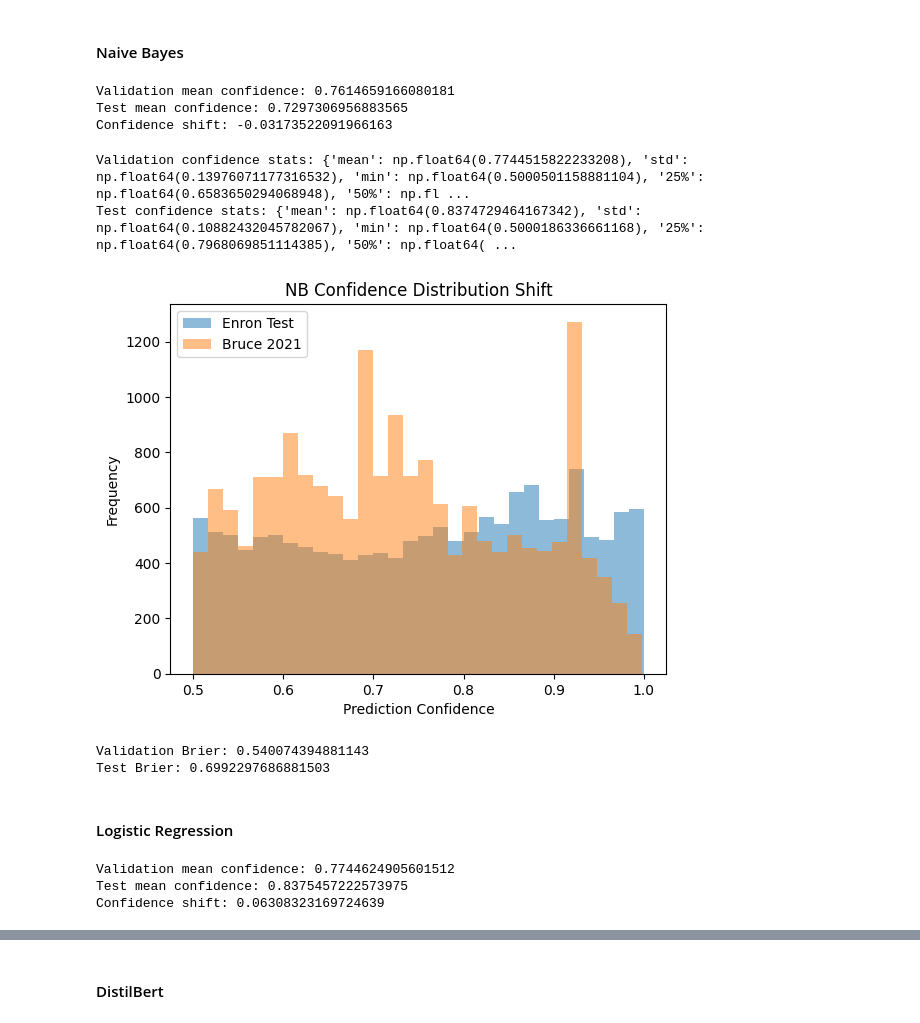
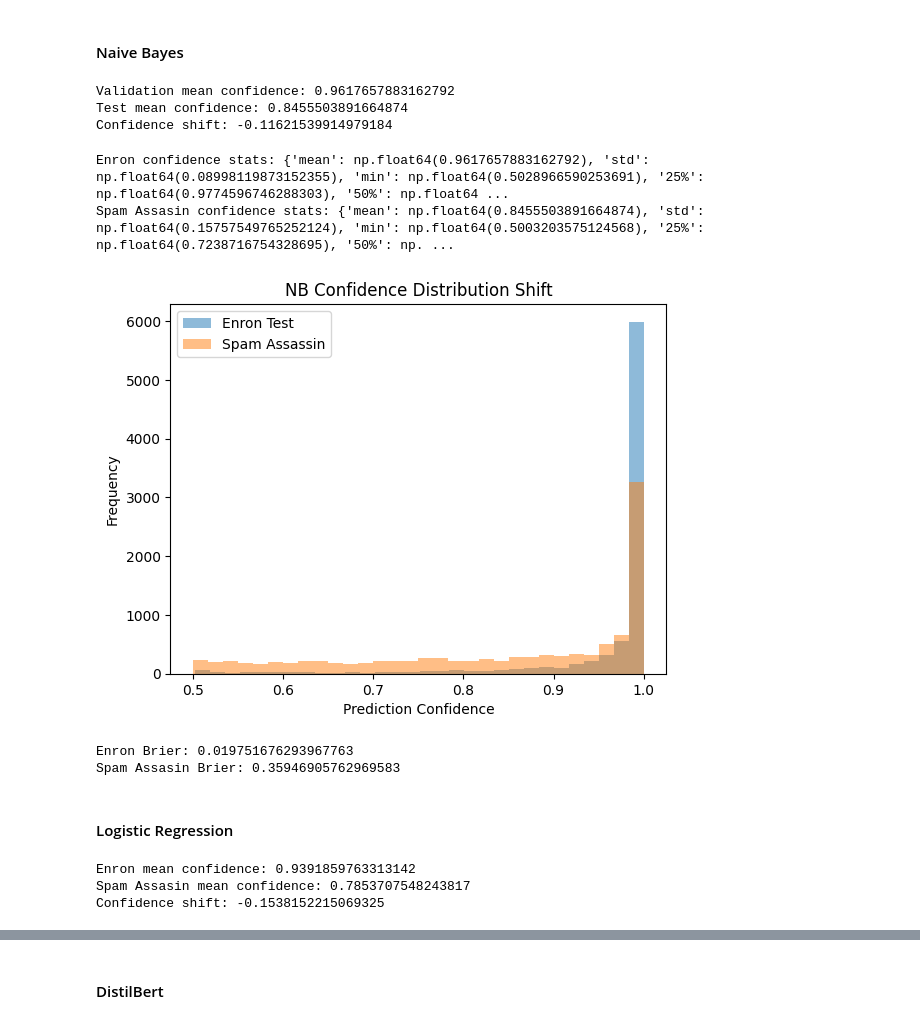
Before and after one commit to phomann13/Spam-Filter-Research, a Jupyter notebook: notebooks/Spam_Research.ipynb, the cells around one changed output, grey strips where cells are left out. Cells and saved outputs as stored; diff of their text form; code cells hidden in the pictures.

```diff
--- a/notebooks/Spam_Research.ipynb
+++ b/notebooks/Spam_Research.ipynb
@@ -319,0 +364,10 @@ Accuracy: 0.45562681576495095
+# %%
+# Load SpamAssassin OOD set
+sa_df = pd.read_csv('spamassassin_corpus.csv')
+sa_df["clean_text"] = sa_df["message"].apply(preprocess_text)
+X_ood = sa_df["clean_text"]
+y_ood = sa_df["label"]
+
+nb_ood_pred  = nb_model.predict(X_ood)
+nb_ood_proba = nb_model.predict_proba(X_ood)[:, 1]
+full_report(y_ood, nb_ood_pred, nb_ood_proba, "Naive Bayes (OOD — SpamAssassin)")
@@ -866,20 +1301,20 @@ LR Δ: 0.238
 #### Naive Bayes
 # %%
 # Validation predictions
-nb_val_proba = nb_model.predict_proba(X_test)
-nb_val_conf = nb_val_proba.max(axis=1)
+nb_enron_proba = nb_model.predict_proba(X_test)
+nb_enron_conf = nb_enron_proba.max(axis=1)
 
 # Test predictions
-nb_test_proba = nb_model.predict_proba(spam_text)
-nb_test_conf = nb_test_proba.max(axis=1)
+nb_ood_proba = nb_model.predict_proba(X_ood)
+nb_ood_conf = nb_ood_proba.max(axis=1)
 
-print("Validation mean confidence:", nb_val_conf.mean())
-print("Test mean confidence:", nb_test_conf.mean())
-print("Confidence shift:", nb_test_conf.mean() - nb_val_conf.mean())
+print("Validation mean confidence:", nb_enron_conf.mean())
+print("Test mean confidence:", nb_ood_conf.mean())
+print("Confidence shift:", nb_ood_conf.mean() - nb_enron_conf.mean())
 # %% [output]
-Validation mean confidence: 0.7614659166080181
-Test mean confidence: 0.7297306956883565
-Confidence shift: -0.03173522091966163
+Validation mean confidence: 0.9617657883162792
+Test mean confidence: 0.8455503891664874
+Confidence shift: -0.11621539914979184
 # %%
 import numpy as np
 
@@ -894,49 +1329,49 @@ def summarize_conf(conf):
         "max": np.max(conf),
     }
 
-print("Validation confidence stats:", summarize_conf(nb_val_conf))
-print("Test confidence stats:", summarize_conf(nb_test_conf))
+print("Enron confidence stats:", summarize_conf(nb_enron_conf))
+print("Spam Assasin confidence stats:", summarize_conf(nb_ood_conf))
 # %% [output]
-Validation confidence stats: {'mean': np.float64(0.7744515822233208), 'std': np.float64(0.13976071177316532), 'min': np.float64(0.5000501158881104), '25%': np.float64(0.6583650294068948), '50%': np.fl ...
-Test confidence stats: {'mean': np.float64(0.8374729464167342), 'std': np.float64(0.10882432045782067), 'min': np.float64(0.5000186336661168), '25%': np.float64(0.7968069851114385), '50%': np.float64( ...
+Enron confidence stats: {'mean': np.float64(0.9617657883162792), 'std': np.float64(0.08998119873152355), 'min': np.float64(0.5028966590253691), '25%': np.float64(0.9774596746288303), '50%': np.float64 ...
+Spam Assasin confidence stats: {'mean': np.float64(0.8455503891664874), 'std': np.float64(0.15757549765252124), 'min': np.float64(0.5003203575124568), '25%': np.float64(0.7238716754328695), '50%': np. ...
 # %%
 import matplotlib.pyplot as plt
-
-plt.hist(nb_val_conf, bins=30, alpha=0.5, label="Enron Test")
-plt.hist(nb_test_conf, bins=30, alpha=0.5, label="Bruce 2021")
+plt.cla()
+plt.hist(nb_enron_conf, bins=30, alpha=0.5, label="Enron Test")
+plt.hist(nb_ood_conf, bins=30, alpha=0.5, label="Spam Assassin")
 plt.legend()
 plt.xlabel("Prediction Confidence")
 plt.ylabel("Frequency")
 plt.title("NB Confidence Distribution Shift")
 plt.show()
 # %% [output]
-[figure, old version]
+[figure, new version]
 # %%
 from sklearn.metrics import brier_score_loss
 
-val_brier = brier_score_loss(y_test, val_proba[:,1])
-test_brier = brier_score_loss(spam_df[:len(test_proba)], test_proba[:,1])
+nb_enron_brier = brier_score_loss(y_test, nb_enron_proba[:,1])
+nb_ood_brier = brier_score_loss(y_ood, nb_ood_proba[:,1])
 
-print("Validation Brier:", val_brier)
-print("Test Brier:", test_brier)
+print("Enron Brier:", nb_enron_brier)
+print("Spam Assasin Brier:", nb_ood_brier)
 # %% [output]
-Validation Brier: 0.540074394881143
-Test Brier: 0.6992297686881503
+Enron Brier: 0.019751676293967763
+Spam Assasin Brier: 0.35946905762969583
 # %% [markdown]
 #### Logistic Regression
 # %%
 # Validation predictions
-lr_val_proba = lr_model.predict_proba(X_test)
-lr_val_conf = lr_val_proba.max(axis=1)
+lr_enron_proba = lr_model.predict_proba(X_test)
+lr_enron_conf = lr_enron_proba.max(axis=1)
 
 # Test predictions
-lr_test_proba = lr_model.predict_proba(spam_text)
-lr_test_conf = lr_test_proba.max(axis=1)
+lr_ood_proba = lr_model.predict_proba(X_ood)
+lr_ood_conf = lr_ood_proba.max(axis=1)
 
-print("Validation mean confidence:", lr_val_conf.mean())
-print("Test mean confidence:", lr_test_conf.mean())
-print("Confidence shift:", lr_test_conf.mean() - lr_val_conf.mean())
+print("Enron mean confidence:", lr_enron_conf.mean())
+print("Spam Assasin mean confidence:", lr_ood_conf.mean())
+print("Confidence shift:", lr_ood_conf.mean() - lr_enron_conf.mean())
 # %% [output]
-Validation mean confidence: 0.7744624905601512
-Test mean confidence: 0.8375457222573975
-Confidence shift: 0.06308323169724639
+Enron mean confidence: 0.9391859763313142
+Spam Assasin mean confidence: 0.7853707548243817
+Confidence shift: -0.1538152215069325
```
Also changed, not shown: parts of 77 cells of this notebook, 3 other files.
